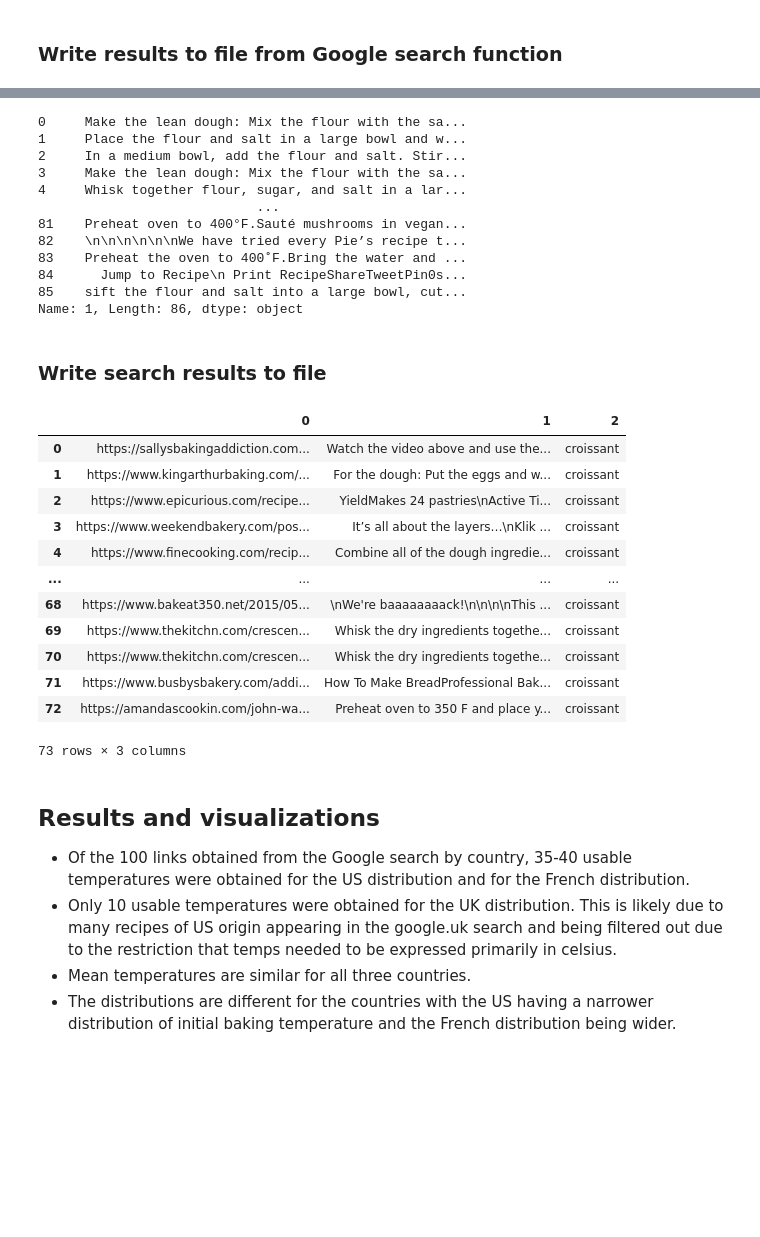
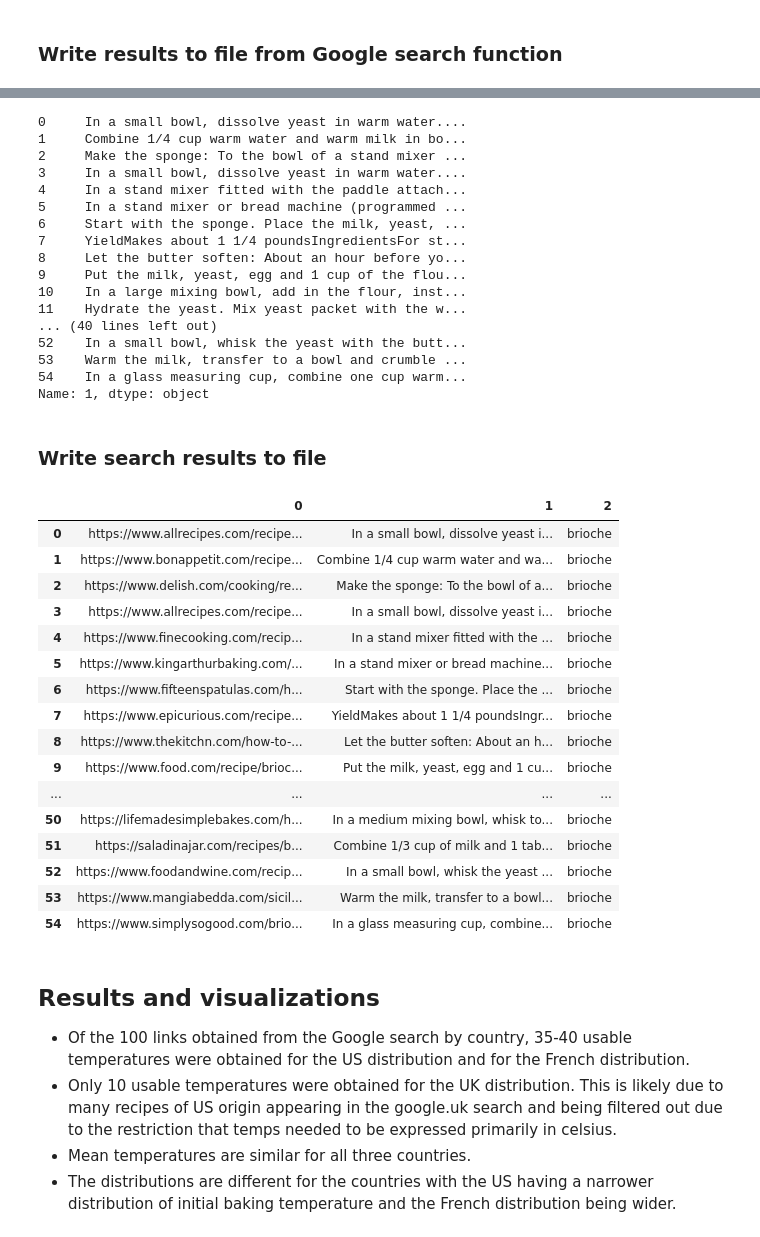
Before and after one commit to salvir1/bytes-into-baking, a Jupyter notebook: run-recipe-scrape.ipynb, the cells around one changed output, grey strips where cells are left out. Saved outputs shown, nothing was run; the diff lists cells and outputs as text; code cells hidden in the pictures; blank space fills up the shorter version.

```diff
--- a/run-recipe-scrape.ipynb
+++ b/run-recipe-scrape.ipynb
@@ -269,7 +199,7 @@ Success 200, https://breakfastideasaaliyah.web.app/2079-recipe-yummy-sunshine-an
 # %%
 good_url, bad_url, instr, target = [], [], [], []
 hits, misses = 1,1
-for page in puff_recipes:
+for page in brioche_recipes:
     if page != None:
         if page.instructions:
             if len(page.instructions)>0:
@@ -285,6 +215,6 @@ for page in puff_recipes:
                 misses += 1
 print(f': Hits {hits}  Misses {misses}')
 
-df_puff = pd.DataFrame([good_url, instr, target]).T
+df_brioche = pd.DataFrame([good_url, instr, target]).T
 # df = pd.DataFrame([good_url, instr, init_temp]).T
 # %% [output]
@@ -292,48 +222,60 @@ df_puff = pd.DataFrame([good_url, instr, target]).T
 # %%
-df_puff.iloc[:, 2] = 'puff_pastry'
-df_puff.iloc[:, 1]
+df_brioche.iloc[:, 2] = 'brioche'
+df_brioche.iloc[:, 1]
 # %% [output]
-0     Make the lean dough: Mix the flour with the sa...
-1     Place the flour and salt in a large bowl and w...
-2     In a medium bowl, add the flour and salt. Stir...
-3     Make the lean dough: Mix the flour with the sa...
-4     Whisk together flour, sugar, and salt in a lar...
-                            ...
-81    Preheat oven to 400°F.Sauté mushrooms in vegan...
-82    \n\n\n\n\n\nWe have tried every Pie’s recipe t...
-83    Preheat the oven to 400˚F.Bring the water and ...
-84      Jump to Recipe\n Print RecipeShareTweetPin0s...
-85    sift the flour and salt into a large bowl, cut...
-Name: 1, Length: 86, dtype: object
+0     In a small bowl, dissolve yeast in warm water....
+1     Combine 1/4 cup warm water and warm milk in bo...
+2     Make the sponge: To the bowl of a stand mixer ...
+3     In a small bowl, dissolve yeast in warm water....
+4     In a stand mixer fitted with the paddle attach...
+5     In a stand mixer or bread machine (programmed ...
+6     Start with the sponge. Place the milk, yeast, ...
+7     YieldMakes about 1 1/4 poundsIngredientsFor st...
+8     Let the butter soften: About an hour before yo...
+9     Put the milk, yeast, egg and 1 cup of the flou...
+10    In a large mixing bowl, add in the flour, inst...
+11    Hydrate the yeast. Mix yeast packet with the w...
+... (40 lines left out)
+52    In a small bowl, whisk the yeast with the butt...
+53    Warm the milk, transfer to a bowl and crumble ...
+54    In a glass measuring cup, combine one cup warm...
+Name: 1, dtype: object
 # %% [markdown]
 ### Write search results to file
 # %%
 # Write results to csv
 
-us_puff = pd.DataFrame(df_puff)
-us_puff.to_csv('data/us_puff.csv')
+us_brioche = pd.DataFrame(df_brioche)
+us_brioche.to_csv('data/us_brioche.csv')
+
+# us_puff = pd.DataFrame(df_puff)
+# us_puff.to_csv('data/us_puff.csv')
 
 # us_croissant = pd.DataFrame(df_csnt)
 # us_croissant.to_csv('data/us_croissant.csv')
 
 # us_ciambellone = pd.DataFrame(df_cake)
 # us_ciambellone.to_csv('data/us_ciambellone.csv')
-# %%
-us_croissant
-# %% [output]
-|  | 0 | 1 | 2 |
-| 0 | https://sallysbakingaddiction.com... | Watch the video above and use the... | croissant |
-| 1 | https://www.kingarthurbaking.com/... | For the dough: Put the eggs and w... | croissant |
-| 2 | https://www.epicurious.com/recipe... | YieldMakes 24 pastries\nActive Ti... | croissant |
-| 3 | https://www.weekendbakery.com/pos... | It’s all about the layers…\nKlik ... | croissant |
-| 4 | https://www.finecooking.com/recip... | Combine all of the dough ingredie... | croissant |
-| ... | ... | ... | ... |
-| 68 | https://www.bakeat350.net/2015/05... | \nWe're baaaaaaaack!\n\n\n\nThis ... | croissant |
-| 69 | https://www.thekitchn.com/crescen... | Whisk the dry ingredients togethe... | croissant |
-| 70 | https://www.thekitchn.com/crescen... | Whisk the dry ingredients togethe... | croissant |
-| 71 | https://www.busbysbakery.com/addi... | How To Make BreadProfessional Bak... | croissant |
-| 72 | https://amandascookin.com/john-wa... | Preheat oven to 350 F and place y... | croissant |
-73 rows × 3 columns
+# %%
+us_brioche
+# %% [output]
+|  | 0 | 1 | 2 |
+| 0 | https://www.allrecipes.com/recipe... | In a small bowl, dissolve yeast i... | brioche |
+| 1 | https://www.bonappetit.com/recipe... | Combine 1/4 cup warm water and wa... | brioche |
+| 2 | https://www.delish.com/cooking/re... | Make the sponge: To the bowl of a... | brioche |
+| 3 | https://www.allrecipes.com/recipe... | In a small bowl, dissolve yeast i... | brioche |
+| 4 | https://www.finecooking.com/recip... | In a stand mixer fitted with the ... | brioche |
+| 5 | https://www.kingarthurbaking.com/... | In a stand mixer or bread machine... | brioche |
+| 6 | https://www.fifteenspatulas.com/h... | Start with the sponge. Place the ... | brioche |
+| 7 | https://www.epicurious.com/recipe... | YieldMakes about 1 1/4 poundsIngr... | brioche |
+| 8 | https://www.thekitchn.com/how-to-... | Let the butter soften: About an h... | brioche |
+| 9 | https://www.food.com/recipe/brioc... | Put the milk, yeast, egg and 1 cu... | brioche |
+| ... | ... | ... | ... |
+| 50 | https://lifemadesimplebakes.com/h... | In a medium mixing bowl, whisk to... | brioche |
+| 51 | https://saladinajar.com/recipes/b... | Combine 1/3 cup of milk and 1 tab... | brioche |
+| 52 | https://www.foodandwine.com/recip... | In a small bowl, whisk the yeast ... | brioche |
+| 53 | https://www.mangiabedda.com/sicil... | Warm the milk, transfer to a bowl... | brioche |
+| 54 | https://www.simplysogood.com/brio... | In a glass measuring cup, combine... | brioche |
 # %% [markdown]
 ## Results and visualizations
 - Of the 100 links obtained from the Google search by country, 35-40 usable temperatures were obtained for the US distribution and for the French distribution.
```
Also changed, not shown: parts of 17 cells of this notebook, 2 other files.
